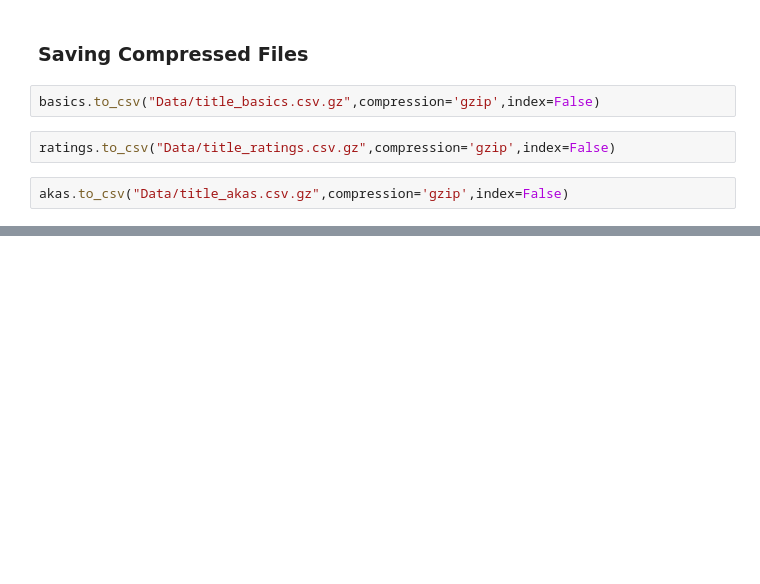
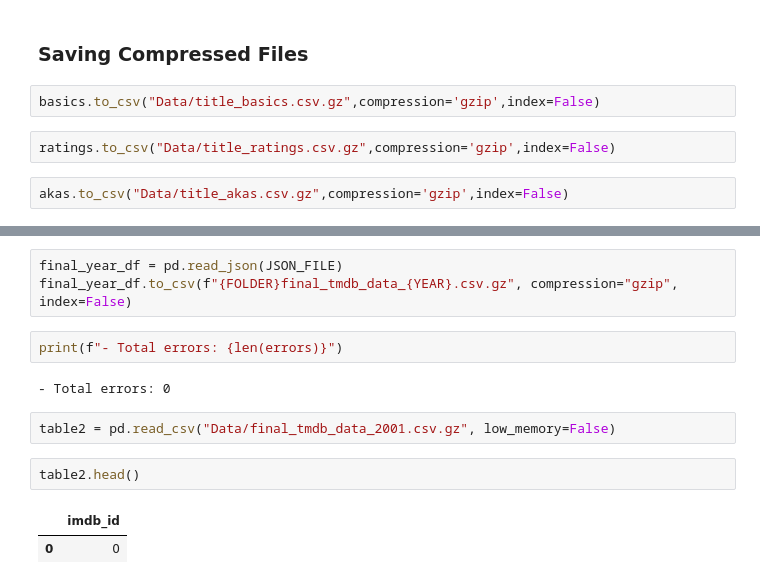
Before and after one commit to blakedshull/Week13Practice1, a Jupyter notebook: Project 3/Project 3.ipynb, the cells around one changed output, grey strips where cells are left out. Cells and saved outputs as stored; diff of their text form; blank space fills up the shorter version.

```diff
--- a/Project 3/Project 3.ipynb
+++ b/Project 3/Project 3.ipynb
@@ -159,0 +351,14 @@ akas.to_csv("Data/title_akas.csv.gz",compression='gzip',index=False)
+# %%
+final_year_df = pd.read_json(JSON_FILE)
+final_year_df.to_csv(f"{FOLDER}final_tmdb_data_{YEAR}.csv.gz", compression="gzip", index=False)
+# %%
+print(f"- Total errors: {len(errors)}")
+# %% [output]
+- Total errors: 0
+# %%
+table2 = pd.read_csv("Data/final_tmdb_data_2001.csv.gz", low_memory=False)
+# %%
+table2.head()
+# %% [output]
+|  | imdb_id |
+| 0 | 0 |
```
Also changed, not shown: parts of 36 cells of this notebook, 3 other files.
